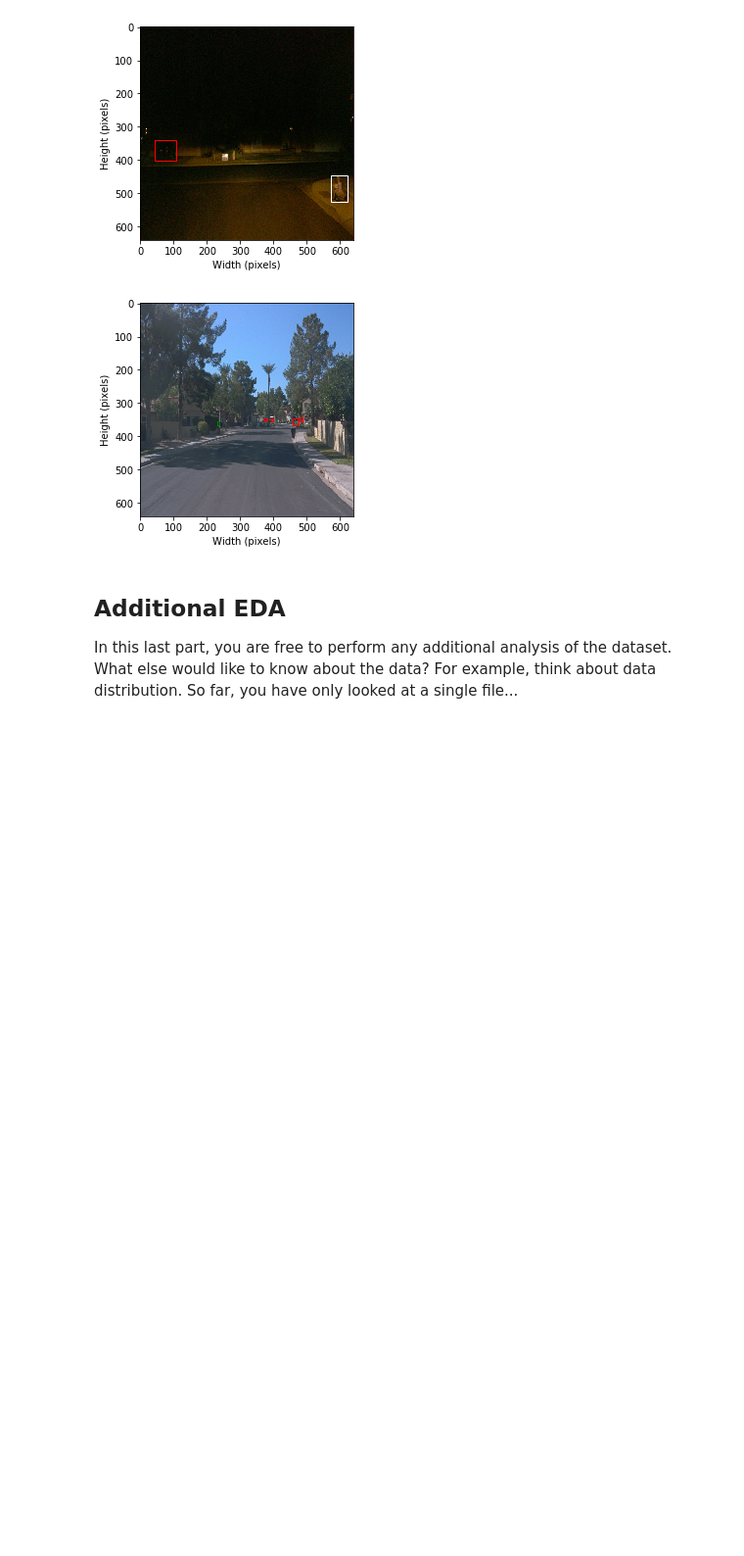
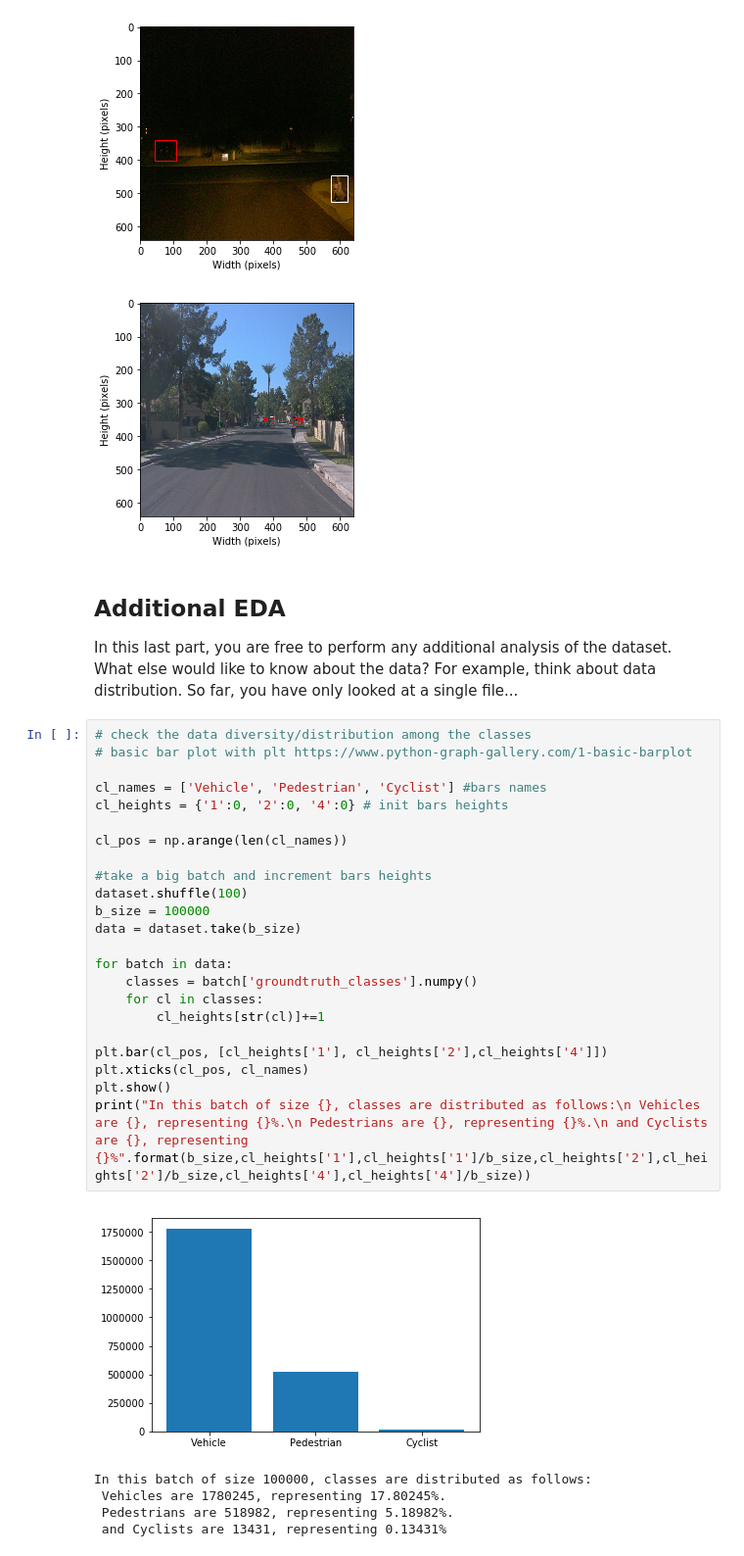
Before and after one commit to Robotawi/nd013-c1-vision-starter, a Jupyter notebook: Exploratory Data Analysis.ipynb, the cells around one changed output. Shown at 98% size. Drawn from its saved outputs; the diff is of its cells as text; blank space fills up the shorter version.

Commit message:
add classes distribution analysis

```diff
--- a/Exploratory Data Analysis.ipynb
+++ b/Exploratory Data Analysis.ipynb
@@ -88,3 +89,32 @@ plt.show()
 
 In this last part, you are free to perform any additional analysis of the dataset. What else would like to know about the data?
 For example, think about data distribution. So far, you have only looked at a single file...
+# %%
+# check the data diversity/distribution among the classes
+# basic bar plot with plt https://www.python-graph-gallery.com/1-basic-barplot
+
+cl_names = ['Vehicle', 'Pedestrian', 'Cyclist'] #bars names
+cl_heights = {'1':0, '2':0, '4':0} # init bars heights
+
+cl_pos = np.arange(len(cl_names))
+
+#take a big batch and increment bars heights
+dataset.shuffle(100)
+b_size = 100000
+data = dataset.take(b_size)
+
+for batch in data:
+    classes = batch['groundtruth_classes'].numpy()
+    for cl in classes:
+        cl_heights[str(cl)]+=1
+
+plt.bar(cl_pos, [cl_heights['1'], cl_heights['2'],cl_heights['4']])
+plt.xticks(cl_pos, cl_names)
+plt.show()
+print("In this batch of size {}, classes are distributed as follows:\n Vehicles are {}, representing {}%.\n Pedestrians are {}, representing {}%.\n and Cyclists are {}, representing {}%".format(b_size,cl_heights['1'],cl_heights['1']/b_size,cl_heights['2'],cl_heights['2']/b_size,cl_heights['4'],cl_heights['4']/b_size))
+# %% [output]
+[figure, added]
+In this batch of size 100000, classes are distributed as follows:
+ Vehicles are 1780245, representing 17.80245%.
+ Pedestrians are 518982, representing 5.18982%.
+ and Cyclists are 13431, representing 0.13431%
```
Also changed, not shown: parts of 1 cell of this notebook.
